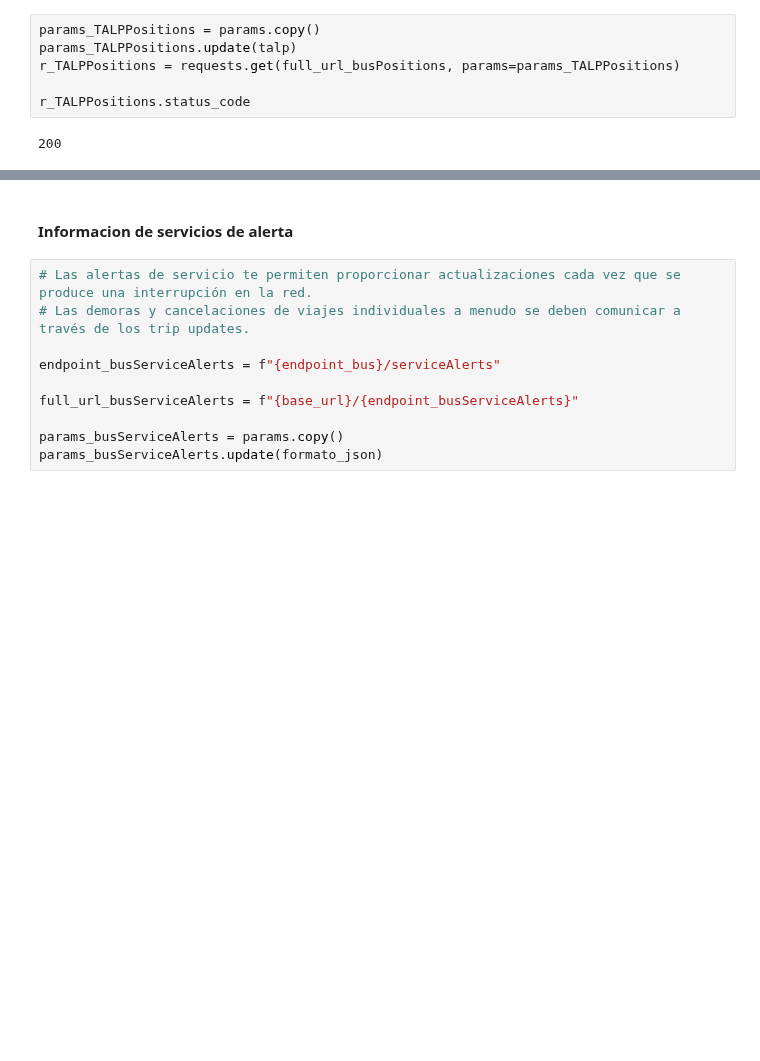
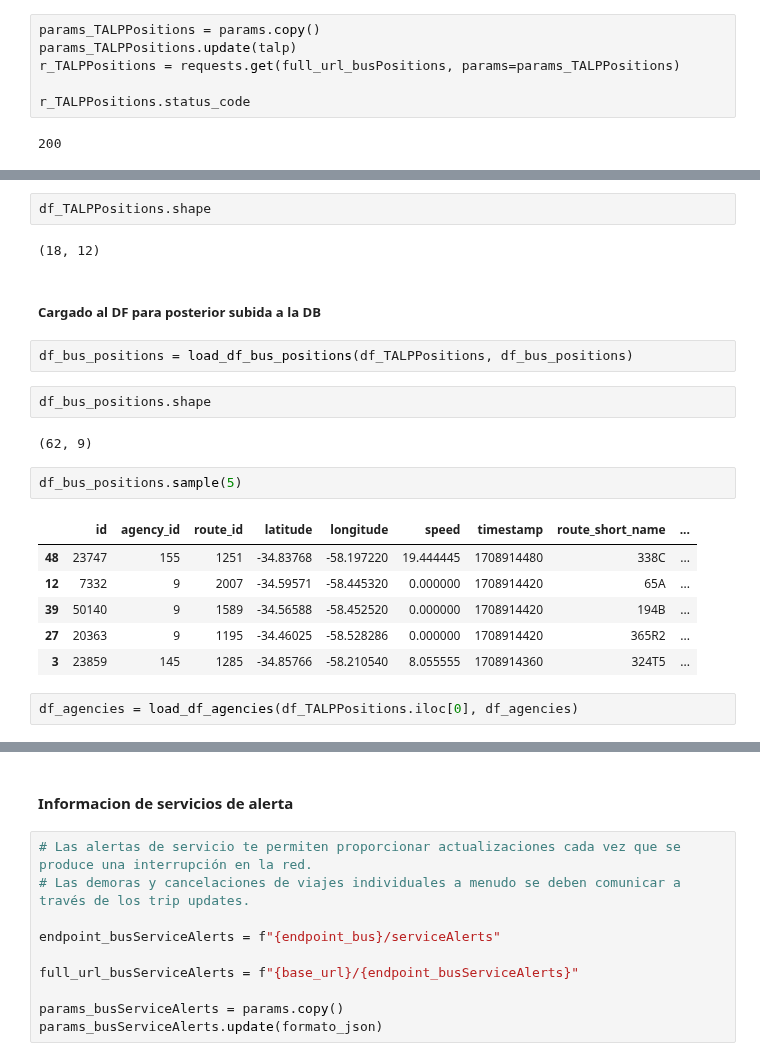
Before and after one commit to c-gonzalez-a/DataEngineeringCoder, a Jupyter notebook: main.ipynb, the cells around one changed output, grey strips where cells are left out. Drawn from its saved outputs; the diff is of its cells as text; blank space fills up the shorter version.

```diff
--- a/main.ipynb
+++ b/main.ipynb
@@ -195,0 +336,23 @@ df_TALPPositions.sample(n=10)
+# %%
+df_TALPPositions.shape
+# %% [output]
+(18, 12)
+# %% [markdown]
+##### Cargado al DF para posterior subida a la DB
+# %%
+df_bus_positions = load_df_bus_positions(df_TALPPositions, df_bus_positions)
+# %%
+df_bus_positions.shape
+# %% [output]
+(62, 9)
+# %%
+df_bus_positions.sample(5)
+# %% [output]
+|  | id | agency_id | route_id | latitude | longitude | speed | timestamp | route_short_name | ... |
+| 48 | 23747 | 155 | 1251 | -34.83768 | -58.197220 | 19.444445 | 1708914480 | 338C | ... |
+| 12 | 7332 | 9 | 2007 | -34.59571 | -58.445320 | 0.000000 | 1708914420 | 65A | ... |
+| 39 | 50140 | 9 | 1589 | -34.56588 | -58.452520 | 0.000000 | 1708914420 | 194B | ... |
+| 27 | 20363 | 9 | 1195 | -34.46025 | -58.528286 | 0.000000 | 1708914420 | 365R2 | ... |
+| 3 | 23859 | 145 | 1285 | -34.85766 | -58.210540 | 8.055555 | 1708914360 | 324T5 | ... |
+# %%
+df_agencies = load_df_agencies(df_TALPPositions.iloc[0], df_agencies)
```
Also changed, not shown: parts of 28 cells of this notebook.
